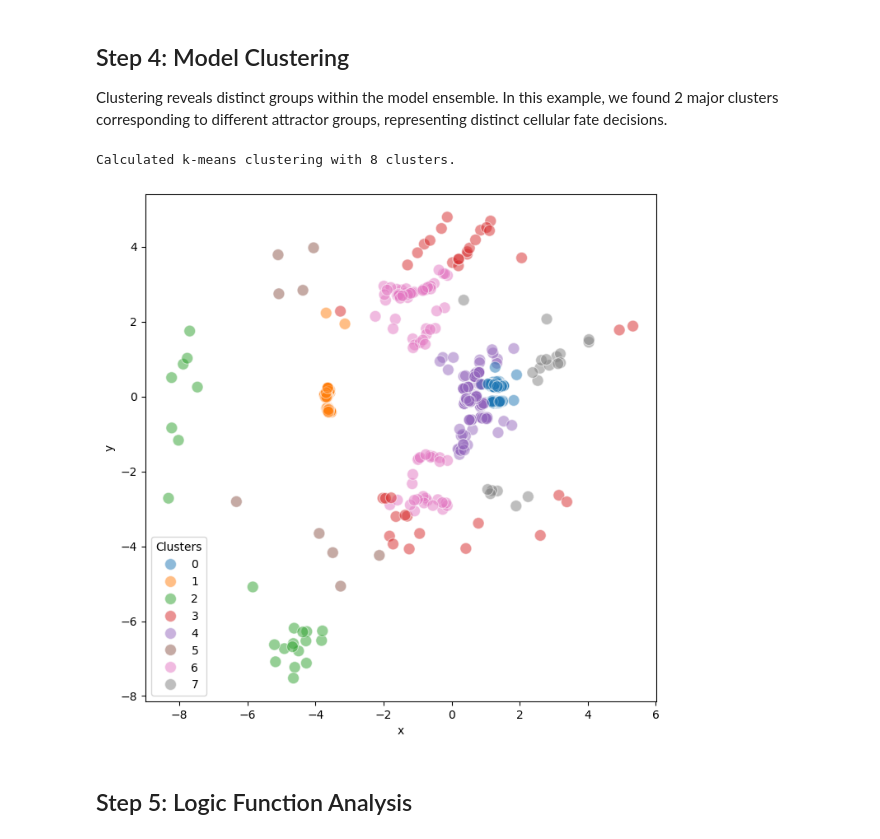
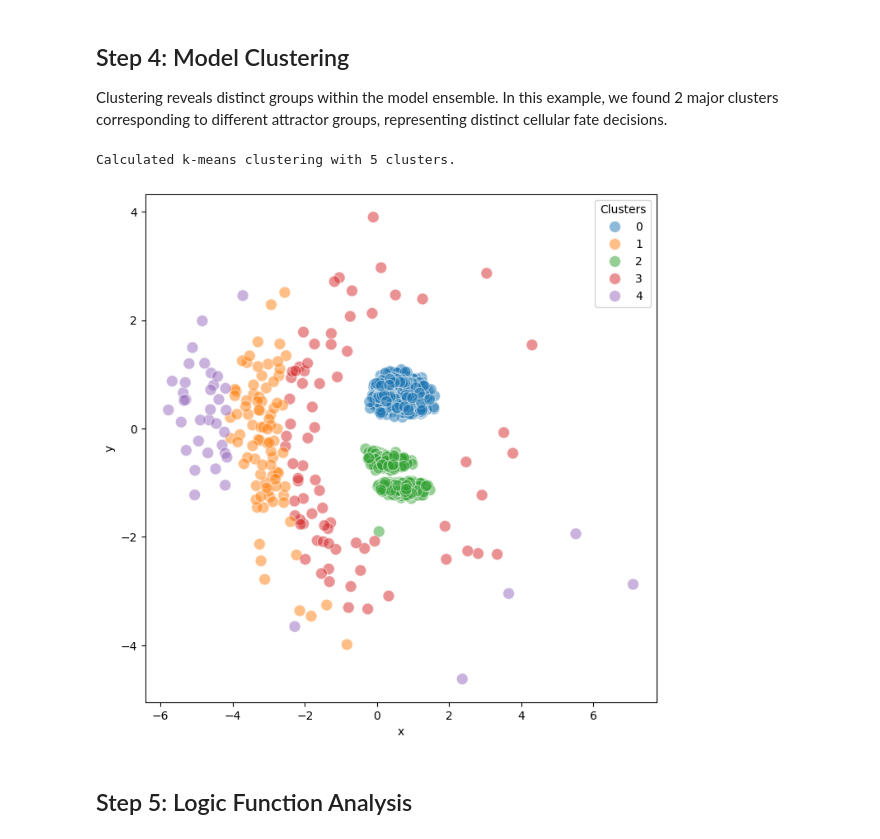
Before and after one commit to sysbio-curie/AstroLogics, a Jupyter notebook: Tutorial/03_Analysis_InvasionModel.ipynb, the cells around one changed output. Drawn from its saved outputs; the diff is of its cells as text; code cells hidden in the pictures.

Commit message:
1. Add save_fig functionality 2. Re-run the Invasion_simulation_random

```diff
--- a/Tutorial/03_Analysis_InvasionModel.ipynb
+++ b/Tutorial/03_Analysis_InvasionModel.ipynb
@@ -27,7 +30,7 @@ This model has been used the demonstrate the capability of Bonesis and to introd
 # %% [markdown]
 ## Step 1: Load Model Ensemble
 # %%
-model_path = '../models/Invasion/'
+model_path = 'models/Invasion/'
 model = le.LogicEnsemble(model_path, project_name = 'Invasion')
 model.create_simulation()
 # %% [output]
@@ -65,10 +70,11 @@ We therefore, added the simulated files in the `tmp`, which can be load directly
 # %%
 # Configure simulation parameters
 #model.simulation.update_parameters(max_time = 20,thread_count = 15, sample_count = 2000)
-#model.simulation.run_simulation(initial_state=initial_state)
+#model.simulation.run_simulation(initial_state=test_dict)
+#model.simulation.simulation_df.to_csv('tmp/Invasion_simulation_random.csv')
 
 # Load the simulation results
-model.simulation.simulation_df = pd.read_csv('../tmp/Invasion_simulation.csv', index_col=0)
+model.simulation.simulation_df = pd.read_csv('tmp/Invasion_simulation_random.csv', index_col=0)
 # %% [markdown]
 ## Step 3 : Calculate the trajectory and visualize the distance matrix using MDS
 
@@ -100,13 +106,13 @@ Distance matrix calculated successfully.
 
 Clustering reveals distinct groups within the model ensemble. In this example, we found 2 major clusters corresponding to different attractor groups, representing distinct cellular fate decisions.
 # %%
-model.trajectory.calculate_kmean_cluster(n_cluster = 8, random_state = 12345)
+model.trajectory.calculate_kmean_cluster(n_cluster = 5, random_state = 12345)
 # %% [output]
-Calculated k-means clustering with 8 clusters.
+Calculated k-means clustering with 5 clusters.
 # %%
-model.trajectory.plot_MDS(s = 100, fig_size = (8,8),plot_cluster = True)
+model.trajectory.plot_MDS(s = 100, fig_size = (8,8),plot_cluster = True, save_fig = True)
 # %% [output]
-[figure, old version]
+[figure, new version]
 # %% [markdown]
 ## Step 5: Logic Function Analysis
 # %% [markdown]
```
Also changed, not shown: parts of 16 cells of this notebook, 3 other files.
